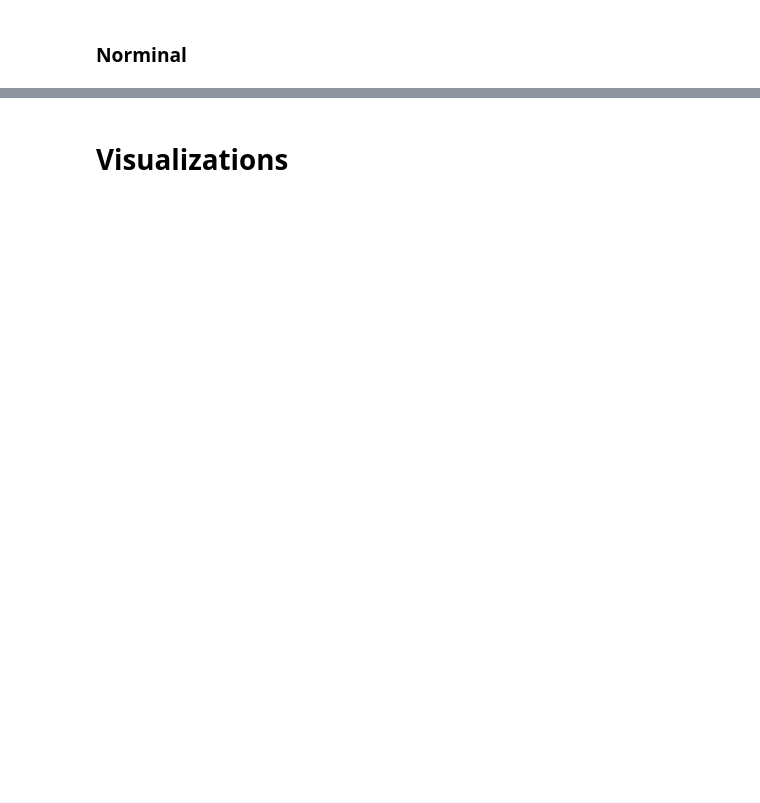
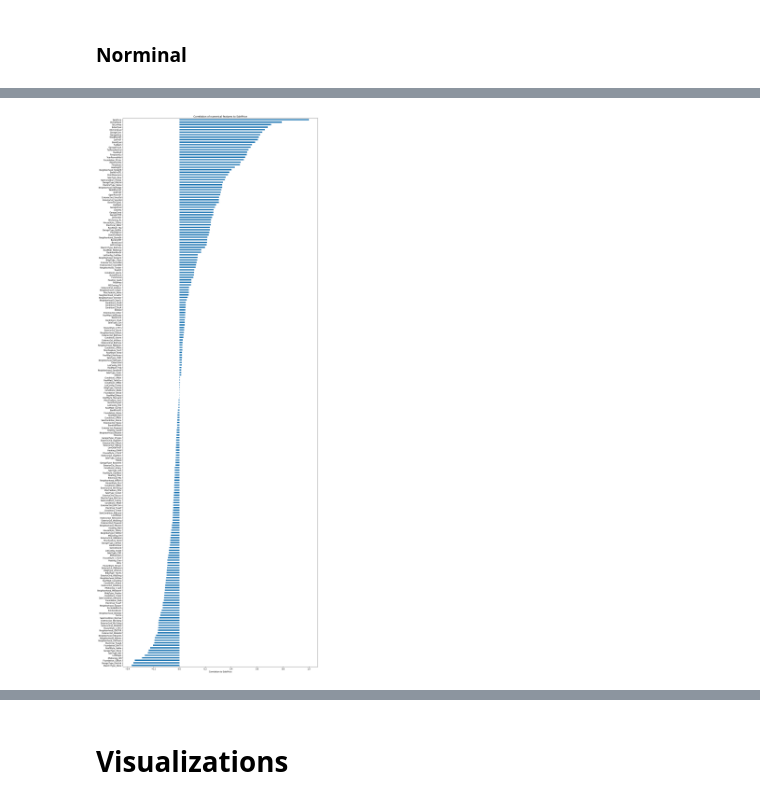
Before and after one commit to lijq33/Data-mining, a Jupyter notebook: Data Mining Assignment.ipynb, the cells around one changed output, grey strips where cells are left out. Saved outputs shown, nothing was run; the diff lists cells and outputs as text; code cells hidden in the pictures; blank space fills up the shorter version.

```diff
--- a/Data Mining Assignment.ipynb
+++ b/Data Mining Assignment.ipynb
@@ -422,3 +128,0 @@ Name: Fence, dtype: int64
-# %%
-for col in Ordinal:
-    df_train[col] = df_train[col].astype(float)
@@ -426,0 +215,12 @@ for col in Ordinal:
+# %%
+plt.figure(figsize=(16,40));
+corr = df.corr()['SalePrice']
+
+# high_corr = df.corr()['SalePrice'][(abs(df.corr()['SalePrice']) > 0.5)].sort_values(ascending = False)
+corr.sort_values(ascending=True)[:-1].plot(kind="barh")
+plt.title("Correlation of numerical features to SalePrice")
+plt.xlabel("Correlation to SalePrice")
+plt.tight_layout()
+plt.show()
+# %% [output]
+[figure, added]
```
Also changed, not shown: parts of 121 cells of this notebook.
